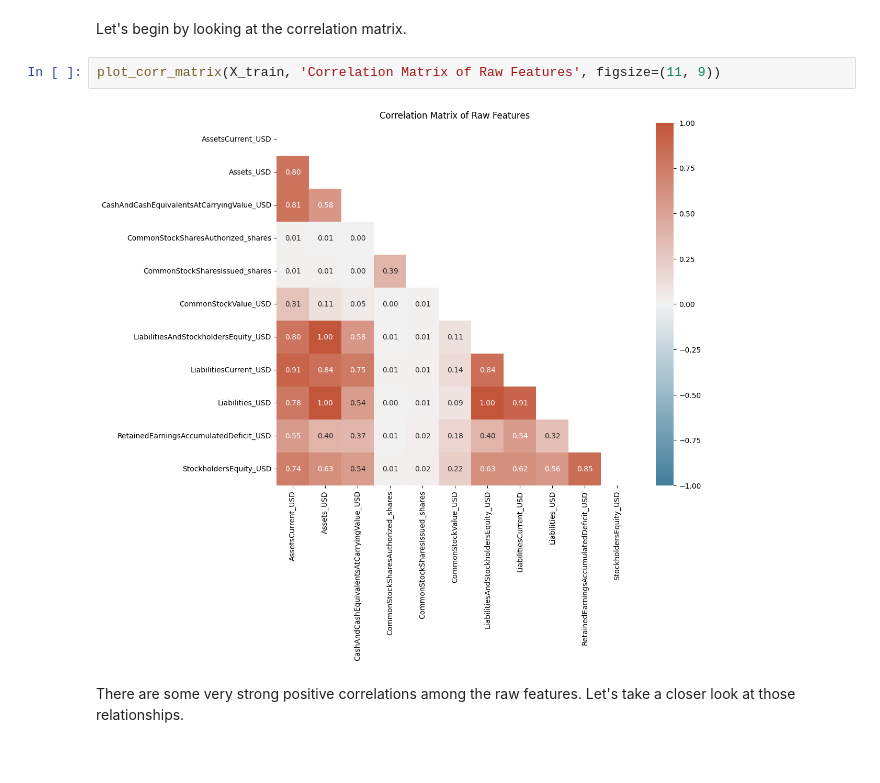
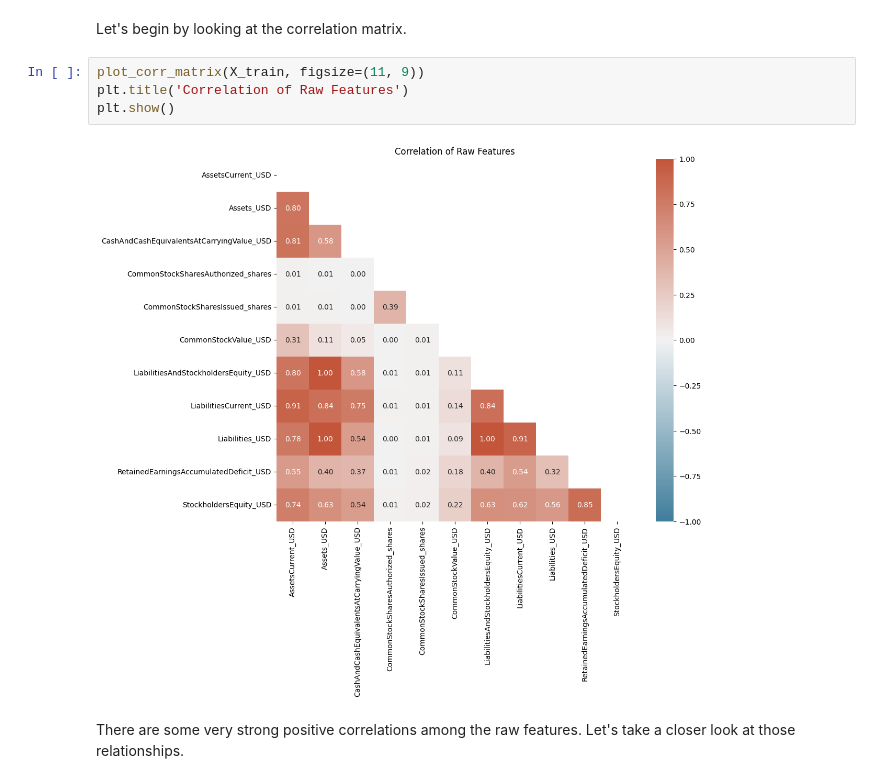
Before and after one commit to andrewabeles/anomalous-companies, a Jupyter notebook: notebooks/1.1-exploratory-data-analysis.ipynb, the cells around one changed output. Cells and saved outputs as stored; diff of their text form.

```diff
--- a/notebooks/1.1-exploratory-data-analysis.ipynb
+++ b/notebooks/1.1-exploratory-data-analysis.ipynb
@@ -175,9 +175,11 @@ All of the distributions are highly skewed, and some contain negative values. Th
 # %% [markdown]
 Let's begin by looking at the correlation matrix.
 # %%
-plot_corr_matrix(X_train, 'Correlation Matrix of Raw Features', figsize=(11, 9))
+plot_corr_matrix(X_train, figsize=(11, 9))
+plt.title('Correlation of Raw Features')
+plt.show()
 # %% [output]
-[figure, old version]
+[figure, new version]
 # %% [markdown]
 There are some very strong positive correlations among the raw features. Let's take a closer look at those relationships.
 # %% [markdown]
```
